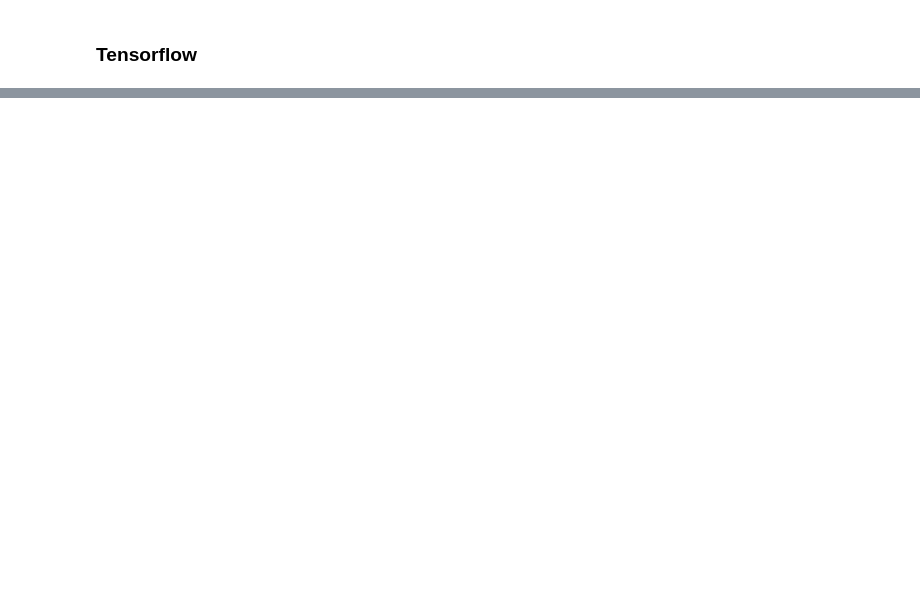
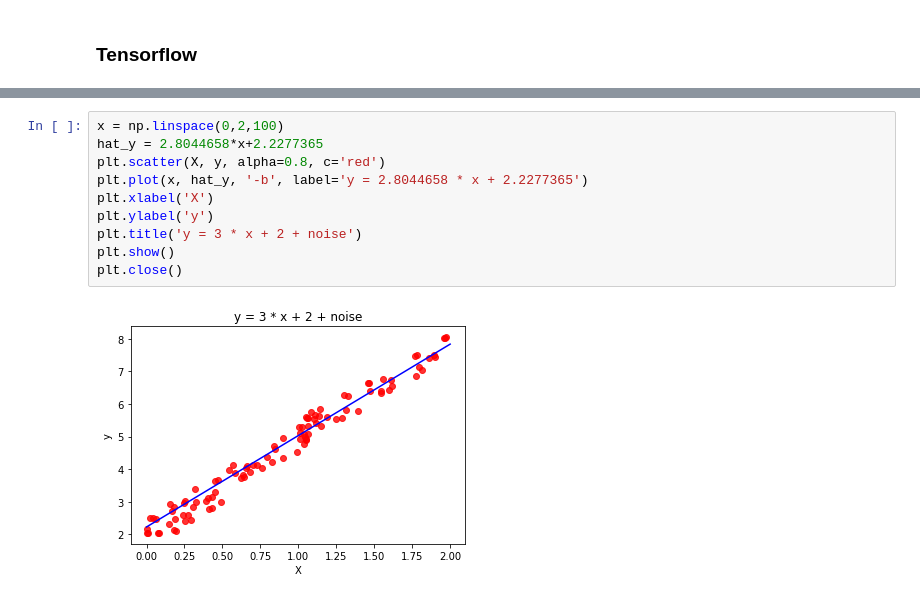
Before and after one commit to hailingu/MLFM, a Jupyter notebook: Chapter 2 Generalize Linear Model.ipynb, the cells around one changed output, grey strips where cells are left out. Saved outputs shown, nothing was run; the diff lists cells and outputs as text; blank space fills up the shorter version.

```diff
--- a/Chapter 2 Generalize Linear Model.ipynb
+++ b/Chapter 2 Generalize Linear Model.ipynb
@@ -304,0 +305,12 @@ Epoch 100/100
+# %%
+x = np.linspace(0,2,100)
+hat_y = 2.8044658*x+2.2277365
+plt.scatter(X, y, alpha=0.8, c='red')
+plt.plot(x, hat_y, '-b', label='y = 2.8044658 * x + 2.2277365')
+plt.xlabel('X')
+plt.ylabel('y')
+plt.title('y = 3 * x + 2 + noise')
+plt.show()
+plt.close()
+# %% [output]
+[figure, added]
```
Also changed, not shown: parts of 6 cells of this notebook, 2 other files.
